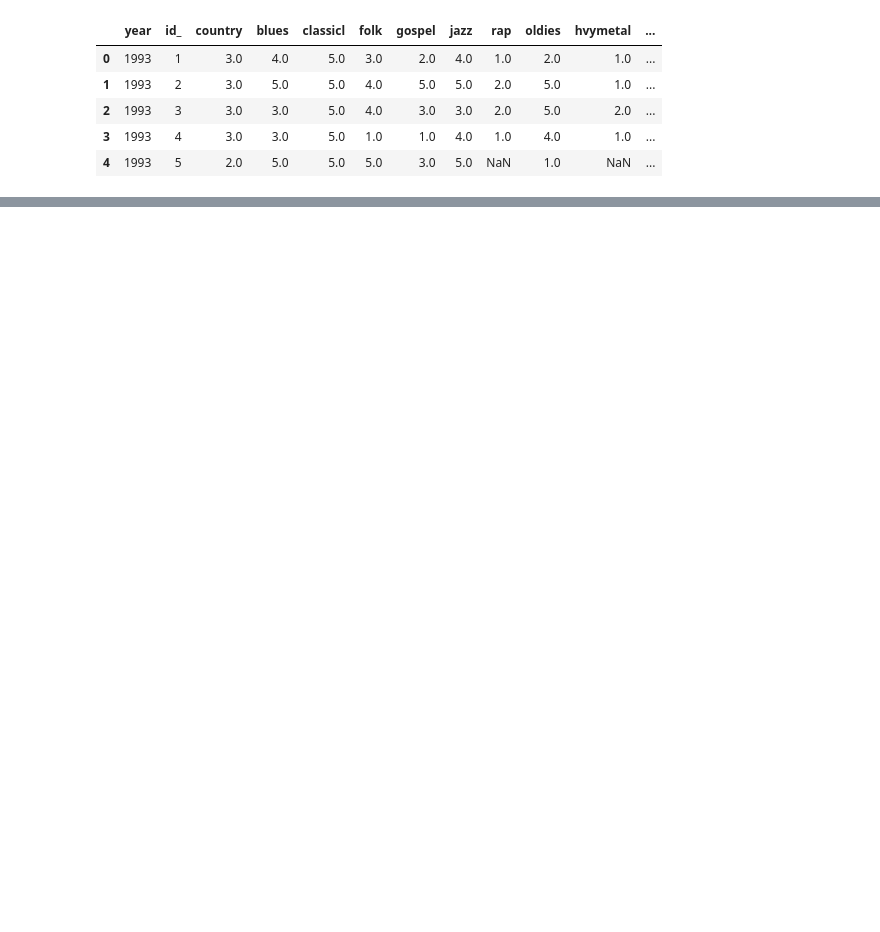
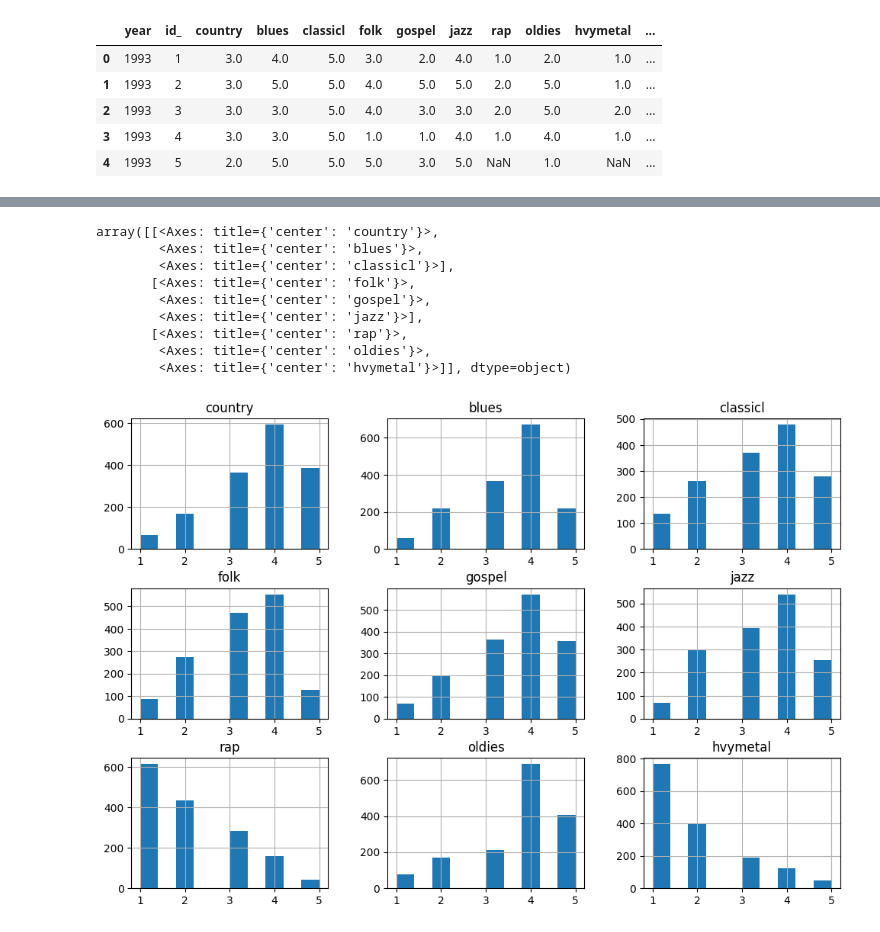
Before and after one commit to benshults22/EDA, a Jupyter notebook: lab/extra_credit.ipynb, the cells around one changed output, grey strips where cells are left out. Saved outputs shown, nothing was run; the diff lists cells and outputs as text; code cells hidden in the pictures; blank space fills up the shorter version.

```diff
--- a/lab/extra_credit.ipynb
+++ b/lab/extra_credit.ipynb
@@ -79,0 +139,13 @@ df.head()
+# %%
+df_vars.hist(figsize=(12,8))
+# %% [output]
+array([[<Axes: title={'center': 'country'}>,
+        <Axes: title={'center': 'blues'}>,
+        <Axes: title={'center': 'classicl'}>],
+       [<Axes: title={'center': 'folk'}>,
+        <Axes: title={'center': 'gospel'}>,
+        <Axes: title={'center': 'jazz'}>],
+       [<Axes: title={'center': 'rap'}>,
+        <Axes: title={'center': 'oldies'}>,
+        <Axes: title={'center': 'hvymetal'}>]], dtype=object)
+[figure, added]
```
Also changed, not shown: parts of 7 cells of this notebook.
